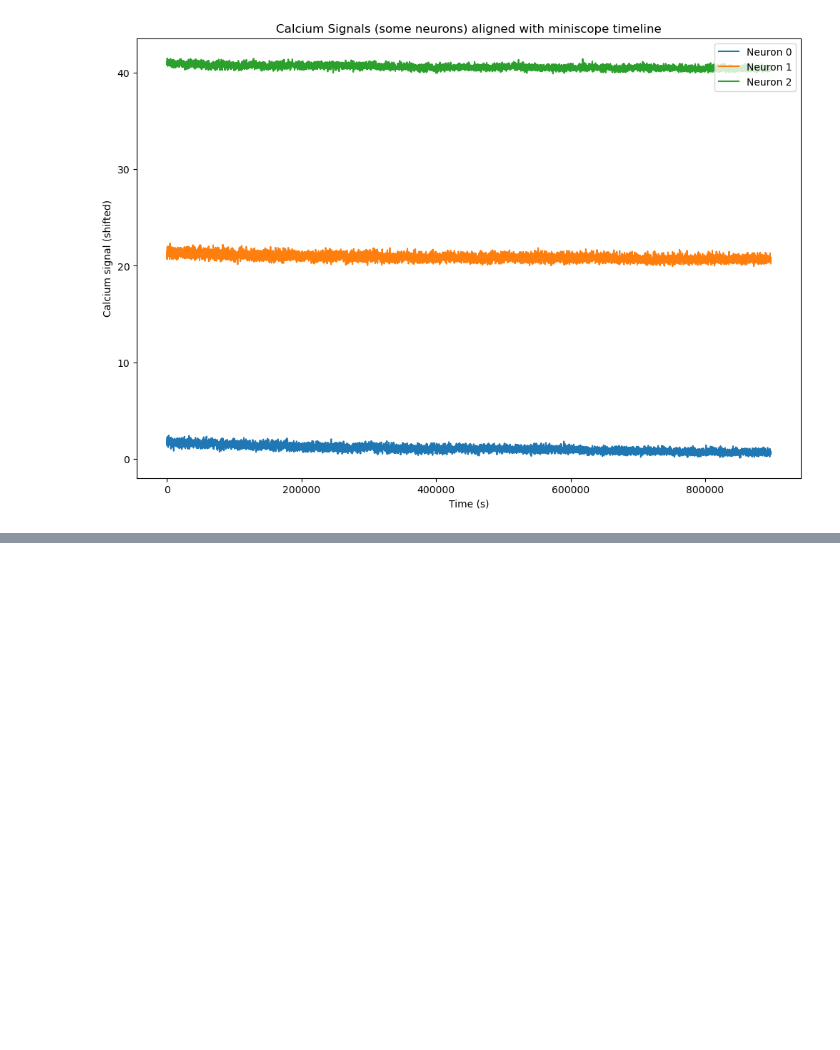
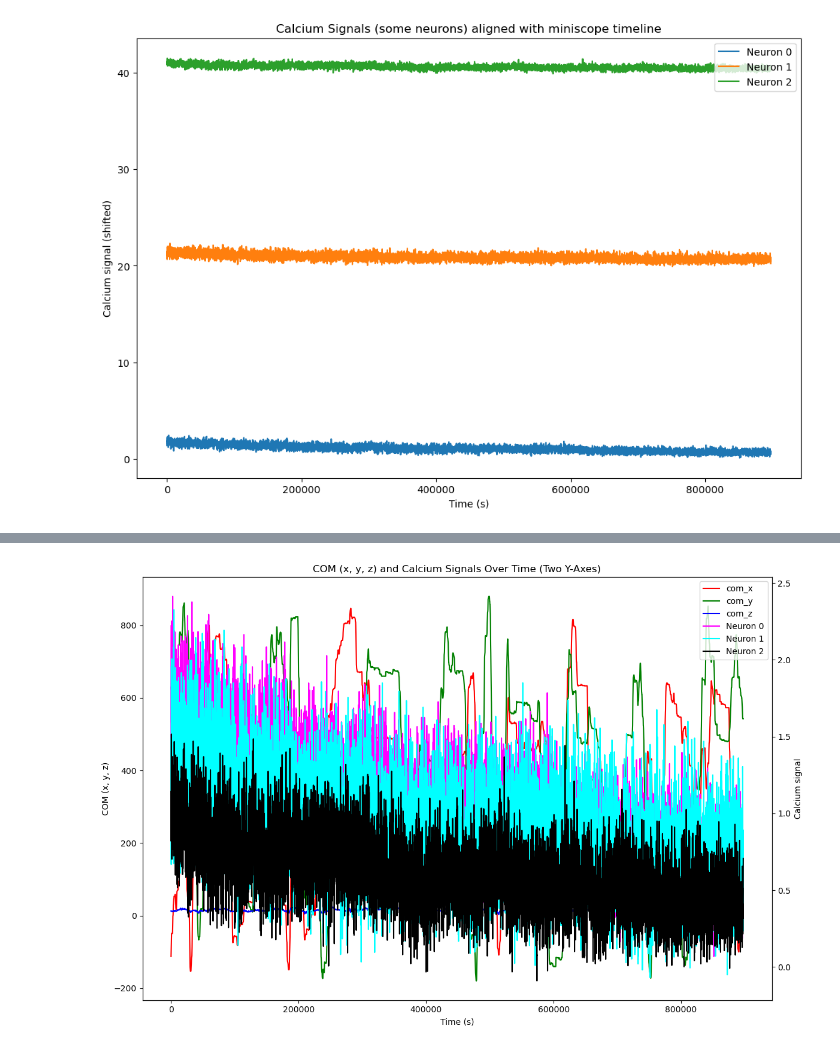
Before and after one commit to gadsfly/BBOP, a Jupyter notebook: random tests/mini_dannce_sync/load_analysis_after_alignment.ipynb, the cells around one changed output, grey strips where cells are left out. Saved outputs shown, nothing was run; the diff lists cells and outputs as text; code cells hidden in the pictures; blank space fills up the shorter version.

```diff
--- a/random tests/mini_dannce_sync/load_analysis_after_alignment.ipynb
+++ b/random tests/mini_dannce_sync/load_analysis_after_alignment.ipynb
@@ -45,6 +37,15 @@ import pandas as pd
 import xarray as xr
 from scipy.interpolate import interp1d
 import matplotlib.pyplot as plt
+import pandas as pd
+
+hdf5_input_path = '/hpc/group/tdunn/Bryan_Rigs/BigOpenField/Oct3V1/2024_11_01/20240910V1r_BO_11_35/MIR_Aligned/aligned_predictions.h5'
+
+df = pd.read_hdf(hdf5_input_path, key='df')
+mini_cam_timestamps = df.index.values
+print("Data loaded successfully!")
+# print(df.head())
+
 
 
 rec_path = '/hpc/group/tdunn/Bryan_Rigs/BigOpenField/Oct3V1/2024_11_01/20240910V1r_BO_11_35'
@@ -71,4 +72,15 @@ C = data['C'].values
 num_neuron, num_frame = C.shape
 print("Calcium data shape:", C.shape)
 print("Timestamps shape:", ts.shape)
+
+
+C_interpolated = []
+for i_neuron in range(num_neuron):
+    # Create an interpolation function for each neuron
+    func = interp1d(ts, C[i_neuron, :], kind='linear', bounds_error=False, fill_value='extrapolate')
+    neuron_interp = func(mini_cam_timestamps)
+    C_interpolated.append(neuron_interp)
+
+C_interpolated = np.array(C_interpolated)  # shape (num_neuron, N_miniscope_frames)
+print("Interpolated Ca data shape:", C_interpolated.shape)
 # %% [output]
@@ -145,3 +131,71 @@ plt.show()
 # %% [output]
 Correlation between com_x and calcium_roi0: -0.0854977347358581
 [figure]
+# %%
+import matplotlib.pyplot as plt
+from scipy.stats import pearsonr
+import numpy as np
+
+# Ensure these columns exist in df_merged
+for col in ['com_x', 'com_y', 'com_z']:
+    if col not in df_merged.columns:
+        raise ValueError(f"{col} not found in df_merged.")
+
+calcium_cols = [col for col in df_merged.columns if col.startswith('calcium_roi')]
+if not calcium_cols:
+    raise ValueError("No calcium_roi columns found in df_merged.")
+
+#########################################
+# Compute Correlations (example: com_x vs all ROIs)
+#########################################
+corr_values = {}
+for roi in calcium_cols:
+    r, p_val = pearsonr(df_merged['com_x'], df_merged[roi])
+    corr_values[roi] = (r, p_val)
+
+# Sort by absolute correlation to find top correlated ROIs
+sorted_corrs = sorted(corr_values.items(), key=lambda x: abs(x[1][0]), reverse=True)
+
+print("Top 5 ROIs by correlation with com_x:")
+for roi, (r, p_val) in sorted_corrs[:5]:
+    print(f"{roi}: r={r:.3f}, p={p_val:.3e}")
+
+#########################################
+# Visualization with Two Y-Axes
+#########################################
+
+fig, ax1 = plt.subplots(figsize=(12, 8))
+
+# Plot COM_x, COM_y, COM_z on the left y-axis
+ax1.plot(df_merged.index, df_merged['com_x'], color='red', label='com_x')
+ax1.plot(df_merged.index, df_merged['com_y'], color='green', label='com_y')
+ax1.plot(df_merged.index, df_merged['com_z'], color='blue', label='com_z')
+ax1.set_xlabel('Time (s)')
+ax1.set_ylabel('COM (x, y, z)', color='black')
+ax1.tick_params(axis='y', labelcolor='black')
+
+# Create a second y-axis for the calcium signals
+ax2 = ax1.twinx()
+
+# Select a few neurons for visualization
+selected_neurons = [0, 1, 2]  # first 3 neurons for example
+colors = ['magenta', 'cyan', 'black']  # different colors for each neuron
+
+for i, neuron_idx in enumerate(selected_neurons):
+    roi_name = f'calcium_roi{neuron_idx}'
+    if roi_name in df_merged.columns:
+        ax2.plot(df_merged.index, df_merged[roi_name], color=colors[i],
+                 label=f'Neuron {neuron_idx}')
+
+ax2.set_ylabel('Calcium signal', color='black')
+ax2.tick_params(axis='y', labelcolor='black')
+
+# Combine legends from both axes
+lines1, labels1 = ax1.get_legend_handles_labels()
+lines2, labels2 = ax2.get_legend_handles_labels()
+ax2.legend(lines1 + lines2, labels1 + labels2, loc='upper right')
+
+plt.title('COM (x, y, z) and Calcium Signals Over Time (Two Y-Axes)')
+plt.tight_layout()
+plt.show()
+# %% [output]
@@ -147,0 +208 @@ Correlation between com_x and calcium_roi0: -0.0854977347358581
+[figure, added]
```
Also changed, not shown: parts of 10 cells of this notebook.
